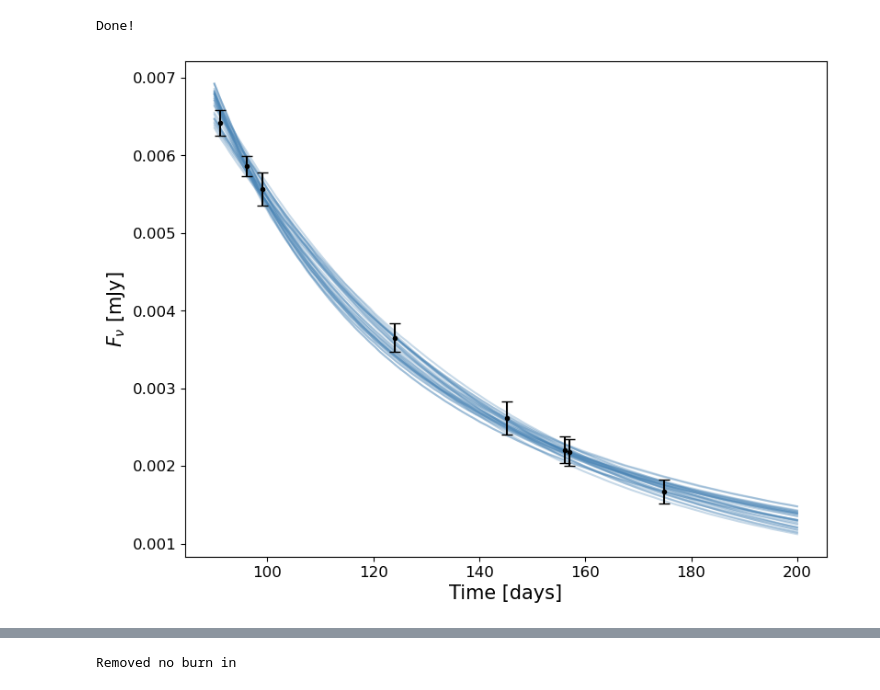
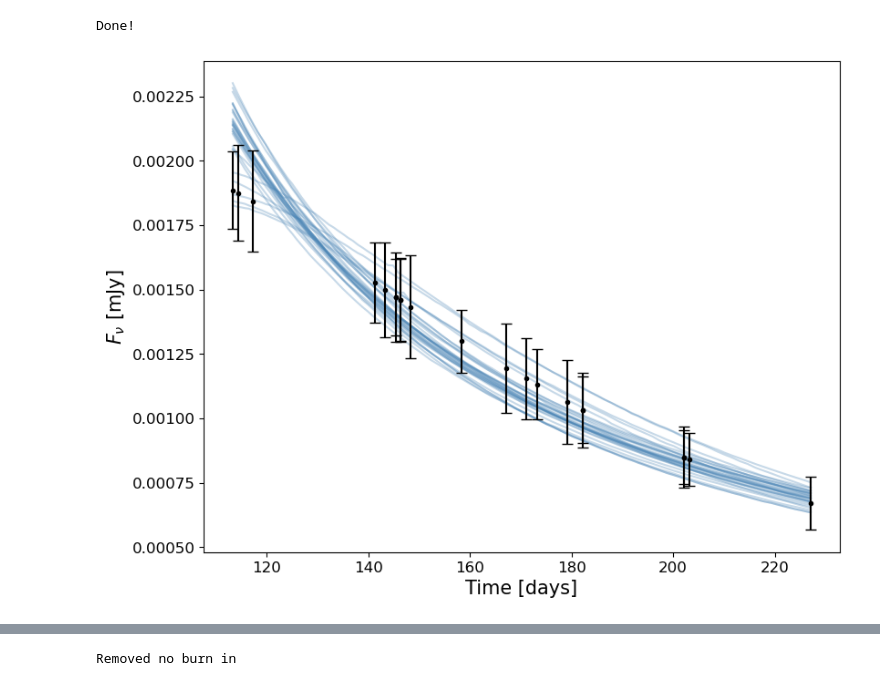
Before and after one commit to LSSTDESC/grb_orphan_afterglows, a Jupyter notebook: notebooks/pseudo_observations_fitting_mcmc.ipynb, the cells around one changed output, grey strips where cells are left out. Saved outputs shown, nothing was run; the diff lists cells and outputs as text; code cells hidden in the pictures.

```diff
--- a/notebooks/pseudo_observations_fitting_mcmc.ipynb
+++ b/notebooks/pseudo_observations_fitting_mcmc.ipynb
@@ -47,6 +114,7 @@ filt = studied_lc['filt']
 mags_lim = studied_lc['mags_lim']
 mags_err = studied_lc['mags_err']
 time = studied_lc['time']
+grb_time = studied_lc['grb_time']
 
 colors = ['b', 'c', 'g', 'orange', 'r', 'm']
 all_mags = [[]]*6
@@ -62,7 +130,7 @@ for c in colors:
     all_mags_err[colors.index(c)] = np.array([mags_err[i] for i in range(len(mags_err))
                                           if filt[i] == c and mags[i] < mags_lim[i]])
 
-    all_times[colors.index(c)] = np.array([(time[i]-Time(df.iloc[9]['grb_time']).mjd)
+    all_times[colors.index(c)] = np.array([(time[i]-Time(grb_time).mjd)
                                        for i in range(len(time)) if filt[i] == c and mags[i] < mags_lim[i]])
                                        # time counted from from GRB T_0 ('grb_time')
 # %% [markdown]
@@ -83,12 +151,13 @@ def model(t, nu, params):
          'p': 2.2,
          'epsilon_e': 0.1,
          'epsilon_B': 0.01,
-         'xi_N': 1.0}
+         'xi_N': 1.0,
+         'z': 0.08298790581165529}
 
-    E, thetaObs, thetaWing, n, z = params
+    E, thetaObs, thetaWing, n = params
 
-    return grb.fluxDensity(t*grb.day2sec, nu, E0=10**E, thetaObs=thetaObs, thetaWing=thetaWing, n0=10**n, z=z,
-                           d_L=cosmo.luminosity_distance(z).value * 3.08e24, **Z)
+    return grb.fluxDensity(t*grb.day2sec, nu, E0=10**E, thetaObs=thetaObs, thetaWing=thetaWing, n0=10**n,
+                           d_L=cosmo.luminosity_distance(Z['z']).value * 3.08e24, **Z)
 
 
 def lnlike(p, t, y, yerr):
@@ -102,11 +171,11 @@ def lnprior(p):
     """ Compute ln of parameters priors
     """
 
-    E, thetaObs, thetaWing, n, z = p
+    E, thetaObs, thetaWing, n = p
 
     # uniform priors
     if (51. < E < 55. and 0.16 < thetaWing < 0.3 and thetaWing < thetaObs < np.pi/4
-        and np.log10(0.01) < n < np.log10(10.) and 0.08 < z < 0.1):
+        and np.log10(0.01) < n < np.log10(10.)):
         return 0.0
 
     return -np.inf
@@ -119,17 +188,36 @@ def lnpost(p, t, y, yerr):
     lp = lnprior(p)
 
     return lp + lnlike(p, t, y, yerr) if np.isfinite(lp) else -np.inf
+
+
+def sample_walkers(nsamples, flattened_chain, nu):
+    """ Compute the median model and the spread in posteriors of the MCMC
+    """
+
+    models = []
+    draw = np.floor(np.random.uniform(0, len(flattened_chain), size=nsamples)).astype(int)
+    thetas = flattened_chain[draw]
+
+    for i in thetas:
+
+        mod = model(t_fit, nu, i)
+        models.append(mod)
+
+    spread = np.std(models, axis=0)
+    med_model = np.median(models, axis=0)
+
+    return med_model, spread
 # %%
 # data gathered in a tuple
 data = (t, y, yerr)
 
 # r-band mean frequency in Hz
 nu = np.array(np.array(all_times[2]).shape)
-nu[:] = 629326620516047.8
+nu[:] = all_nu[2]
 
 nwalkers = 30
 
-initial = np.array([54., 0.3, 0.2, 0., 0.09])
+initial = np.array([54., 0.3, 0.2, 0.])
 ndim = len(initial)
 
 # initial position vector
@@ -152,21 +240,22 @@ Done!
 # %%
 plt.rcParams.update({'font.size': 12})
 plt.figure(figsize=(9, 7))
 
 # time used to compute fitted model
-t_fit = np.geomspace(90, 200, num=100)
+t_fit = np.geomspace(min(t), max(t), num=100)
 
 # plot 30 posterior samples
 samples = sampler.flatchain
+
 for s in samples[np.random.randint(len(samples), size=30)]:
     plt.plot(t_fit, model(t_fit, nu, s), color="#4682b4", alpha=0.3)
 
 # plot the data
 plt.errorbar(t, y, yerr=yerr, fmt=".k", capsize=4)
 
 plt.xlabel('Time [days]', fontsize=15)
 plt.ylabel(r'$F_\nu$ [mJy]', fontsize=15)
 
 plt.show()
 # %% [output]
-[figure, old version]
+[figure, new version]
```
Also changed, not shown: parts of 22 cells of this notebook.
